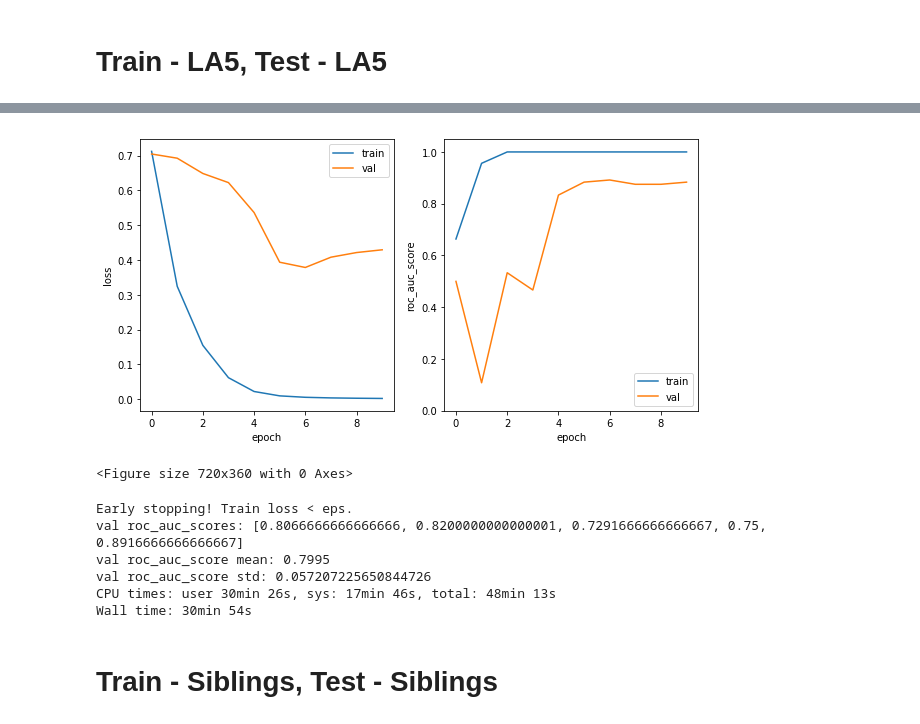
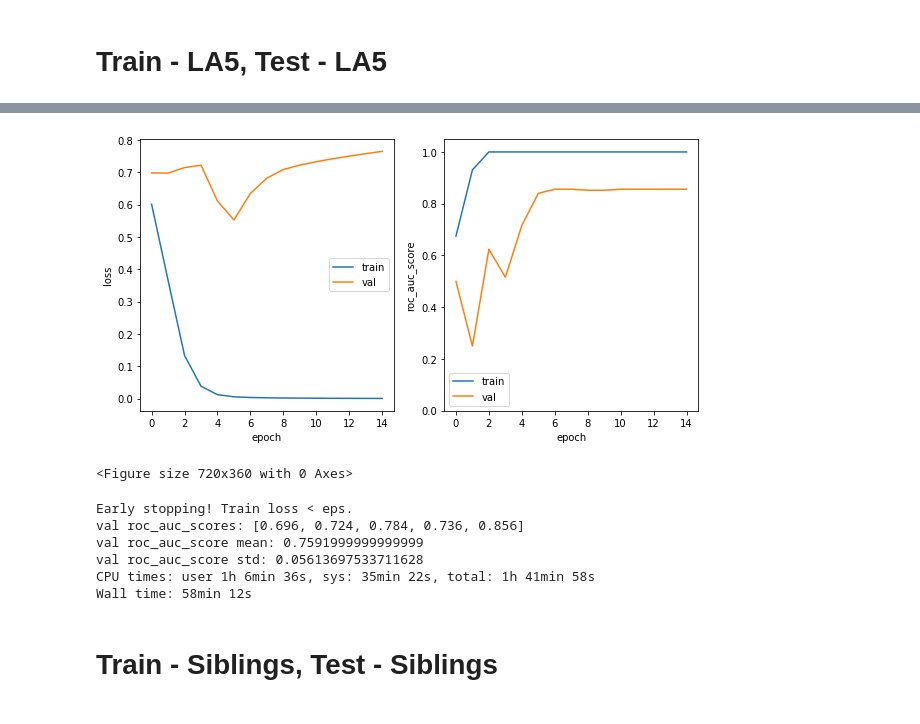
Before and after one commit to rakhimovv/mri-domain-adaptation, a Jupyter notebook: base_smri.ipynb, the cells around one changed output, grey strips where cells are left out. Drawn from its saved outputs; the diff is of its cells as text; code cells hidden in the pictures.

```diff
--- a/base_smri.ipynb
+++ b/base_smri.ipynb
@@ -52,8 +42,8 @@ la5_dataset = data.LA5_Siblings_MRI(
     problems=['Schz/Control'],
     temp_storage_path=paths.la5_temp_npy_folder_path
 )
-la5_absmax = 435.0126647949219 # get_absmax(la5_dataset)
-la5_dataset.transform = functools.partial(AbsMaxScale, absmax=la5_absmax)
+la5_absmax = 435.2967834472656 # data.get_absmax(la5_dataset, device)
+la5_dataset.transform = functools.partial(data.AbsMaxScale, absmax=la5_absmax)
 print("LA5 absmax before normalization: {}".format(la5_absmax))
 print("Dataset size: {}".format(len(la5_dataset)))
 print("Labels distribution: {}\n".format(np.unique(la5_dataset.labels, return_counts=True)))
@@ -175,7 +166,7 @@ def create_model_opt(model_load_path=None, transfer=False):
 %%time
 cv = StratifiedKFold(n_splits=5, shuffle=True, random_state=42)
 metric = roc_auc_score
-val_metrics = routine.cross_val_score(create_model_opt, la5_dataset, cv, device, metric, batch_size=10)
+val_metrics = routine.cross_val_score(create_model_opt, la5_dataset, cv, device, metric, batch_size=10, eps=1e-3)
 print("val {}s: {}".format(metric.__name__, val_metrics))
 print("val {} mean: {}".format(metric.__name__, np.mean(val_metrics)))
 print("val {} std: {}".format(metric.__name__, np.std(val_metrics)))
@@ -188,11 +179,11 @@ Epoch 10 of 100 took 66.168s
-[figure, old version]
+[figure, new version]
 <Figure size 720x360 with 0 Axes>
 Early stopping! Train loss < eps.
-val roc_auc_scores: [0.8066666666666666, 0.8200000000000001, 0.7291666666666667, 0.75, 0.8916666666666667]
-val roc_auc_score mean: 0.7995
-val roc_auc_score std: 0.057207225650844726
-CPU times: user 30min 26s, sys: 17min 46s, total: 48min 13s
-Wall time: 30min 54s
+val roc_auc_scores: [0.696, 0.724, 0.784, 0.736, 0.856]
+val roc_auc_score mean: 0.7591999999999999
+val roc_auc_score std: 0.05613697533711628
+CPU times: user 1h 6min 36s, sys: 35min 22s, total: 1h 41min 58s
+Wall time: 58min 12s
 # %% [markdown]
 # Train - Siblings, Test - Siblings
 # %%
```
Also changed, not shown: parts of 20 cells of this notebook, 5 other files.
